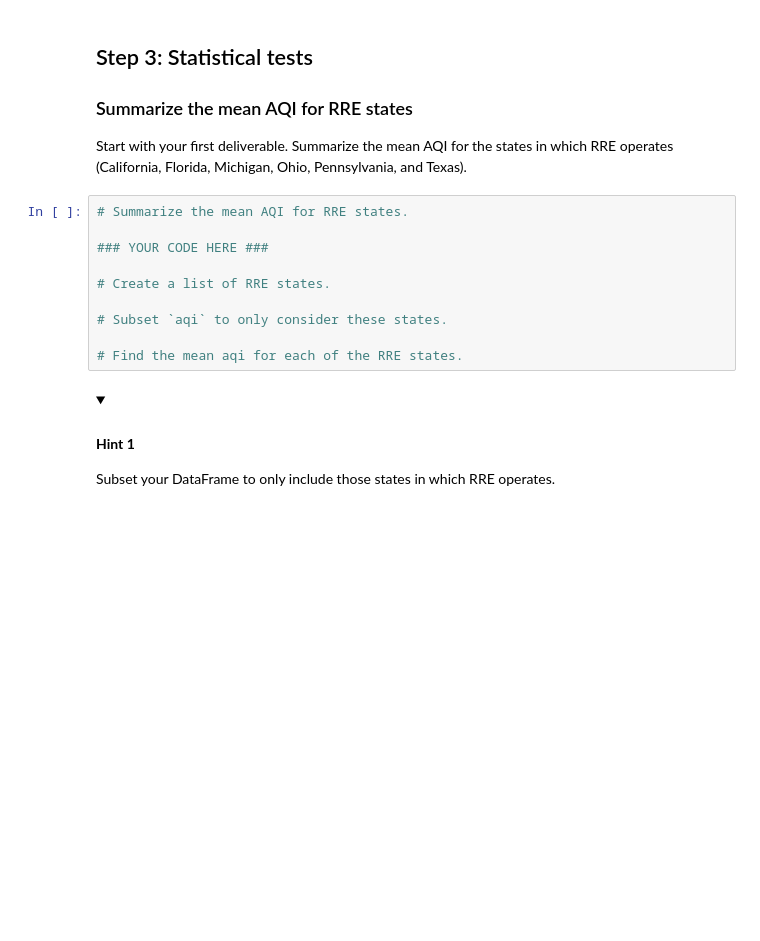
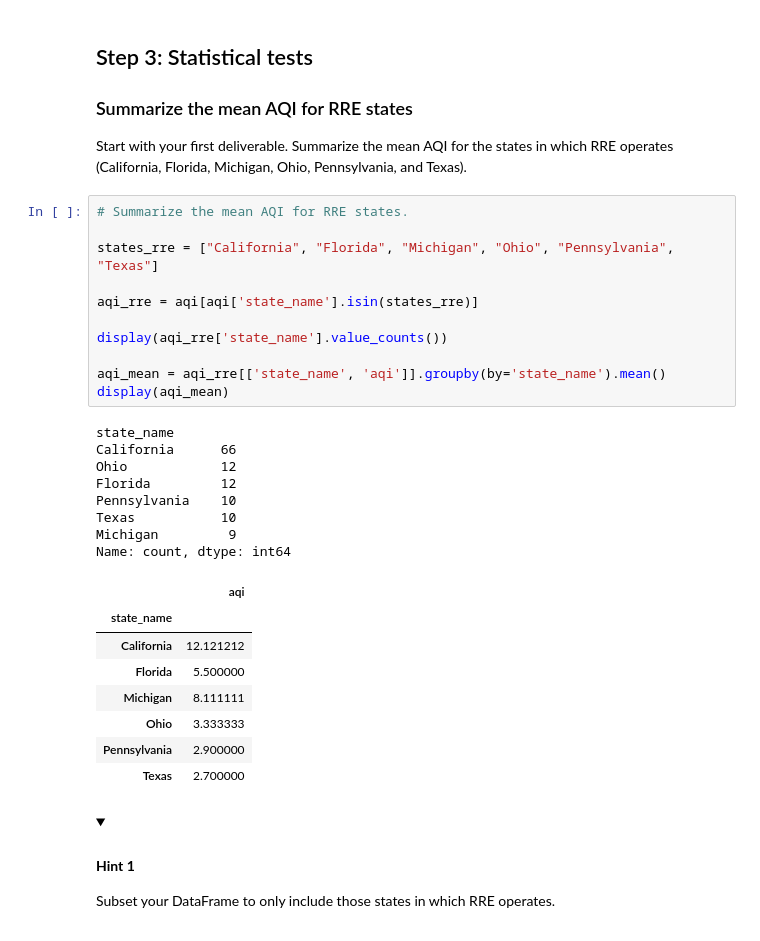
Before and after one commit to andrefsr/Google-Advanced-Data-Analytics-Certificate, a Jupyter notebook: Course 3/Atividades/Activity_Explore confidence intervals/Activity_Explore confidence intervals.ipynb, the cells around one changed output. Cells and saved outputs as stored; diff of their text form; folded sections open; blank space fills up the shorter version.

```diff
--- a/Course 3/Atividades/Activity_Explore confidence intervals/Activity_Explore confidence intervals.ipynb
+++ b/Course 3/Atividades/Activity_Explore confidence intervals/Activity_Explore confidence intervals.ipynb
@@ -83,16 +159,34 @@ Use any of the following functions:
 ### Summarize the mean AQI for RRE states
 
 Start with your first deliverable. Summarize the mean AQI for the states in which RRE operates (California, Florida, Michigan, Ohio, Pennsylvania, and Texas).
-# %%
-# Summarize the mean AQI for RRE states.
-
-### YOUR CODE HERE ###
-
-# Create a list of RRE states.
-
-# Subset `aqi` to only consider these states.
-
-# Find the mean aqi for each of the RRE states.
+# %%
+# Summarize the mean AQI for RRE states.
+
+states_rre = ["California", "Florida", "Michigan", "Ohio", "Pennsylvania", "Texas"]
+
+aqi_rre = aqi[aqi['state_name'].isin(states_rre)]
+
+display(aqi_rre['state_name'].value_counts())
+
+aqi_mean = aqi_rre[['state_name', 'aqi']].groupby(by='state_name').mean()
+display(aqi_mean)
+# %% [output]
+state_name
+California      66
+Ohio            12
+Florida         12
+Pennsylvania    10
+Texas           10
+Michigan         9
+Name: count, dtype: int64
+|  | aqi |
+| state_name |  |
+| California | 12.121212 |
+| Florida | 5.500000 |
+| Michigan | 8.111111 |
+| Ohio | 3.333333 |
+| Pennsylvania | 2.900000 |
+| Texas | 2.700000 |
 # %% [markdown]
 <details>
   <summary><h4><strong>Hint 1</strong></h4></summary>
```
Also changed, not shown: parts of 19 cells of this notebook.
